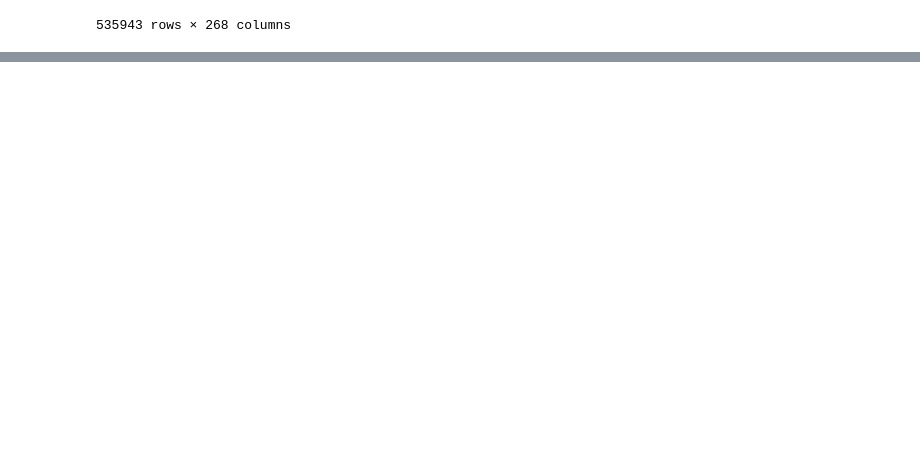
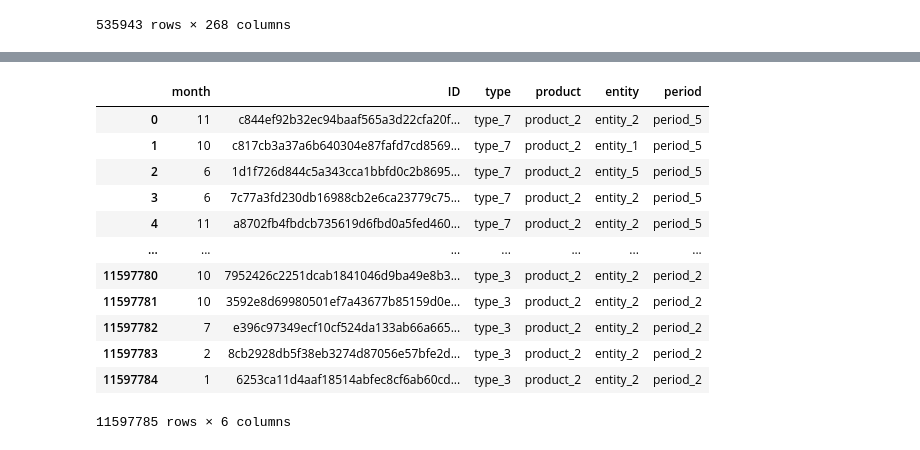
Before and after one commit to davidsosaolea/BBVA_Data_Challenge_2023, a Jupyter notebook: Notebook_bbva.ipynb, the cells around one changed output, grey strips where cells are left out. Saved outputs shown, nothing was run; the diff lists cells and outputs as text; code cells hidden in the pictures; blank space fills up the shorter version.

```diff
--- a/Notebook_bbva.ipynb
+++ b/Notebook_bbva.ipynb
@@ -304,0 +360,17 @@ merged_df_3
+# %%
+df = balances.drop(columns=['balance_amount', 'days_default'])
+df
+# %% [output]
+|  | month | ID | type | product | entity | period |
+| 0 | 11 | c844ef92b32ec94baaf565a3d22cfa20f... | type_7 | product_2 | entity_2 | period_5 |
+| 1 | 10 | c817cb3a37a6b640304e87fafd7cd8569... | type_7 | product_2 | entity_1 | period_5 |
+| 2 | 6 | 1d1f726d844c5a343cca1bbfd0c2b8695... | type_7 | product_2 | entity_5 | period_5 |
+| 3 | 6 | 7c77a3fd230db16988cb2e6ca23779c75... | type_7 | product_2 | entity_2 | period_5 |
+| 4 | 11 | a8702fb4fbdcb735619d6fbd0a5fed460... | type_7 | product_2 | entity_2 | period_5 |
+| ... | ... | ... | ... | ... | ... | ... |
+| 11597780 | 10 | 7952426c2251dcab1841046d9ba49e8b3... | type_3 | product_2 | entity_2 | period_2 |
+| 11597781 | 10 | 3592e8d69980501ef7a43677b85159d0e... | type_3 | product_2 | entity_2 | period_2 |
+| 11597782 | 7 | e396c97349ecf10cf524da133ab66a665... | type_3 | product_2 | entity_2 | period_2 |
+| 11597783 | 2 | 8cb2928db5f38eb3274d87056e57bfe2d... | type_3 | product_2 | entity_2 | period_2 |
+| 11597784 | 1 | 6253ca11d4aaf18514abfec8cf6ab60cd... | type_3 | product_2 | entity_2 | period_2 |
+11597785 rows × 6 columns
```
Also changed, not shown: parts of 5 cells of this notebook.
